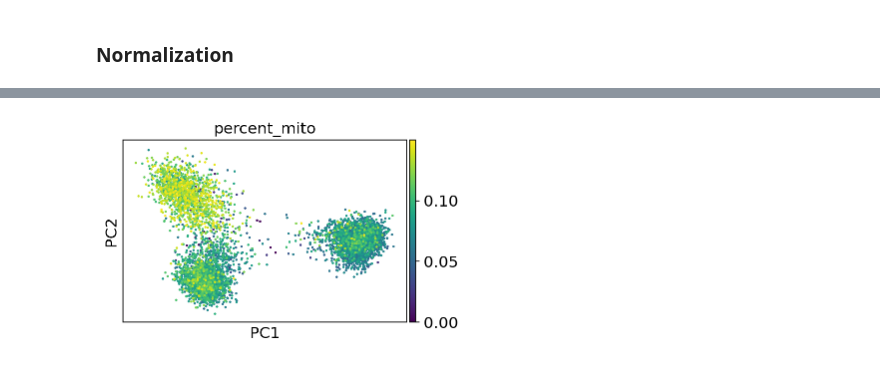
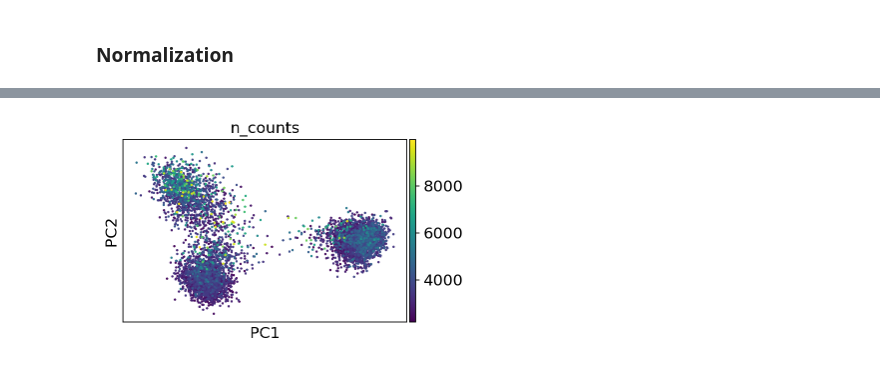
Before and after one commit to SteshinSS/NeurIPS2021, a Jupyter notebook: notebooks/EDA/adt_gex/totalVI_10x.ipynb, the cells around one changed output, grey strips where cells are left out. Saved outputs shown, nothing was run; the diff lists cells and outputs as text; code cells hidden in the pictures.

```diff
--- a/notebooks/EDA/adt_gex/totalVI_10x.ipynb
+++ b/notebooks/EDA/adt_gex/totalVI_10x.ipynb
@@ -179,4 +182,4 @@ computing PCA
 # %%
-sc.pl.pca(data, layer='counts', color='percent_mito')
+sc.pl.pca(data, color='n_counts')
 # %% [output]
-[figure, old version]
+[figure, new version]
```
Also changed, not shown: parts of 9 cells of this notebook.
